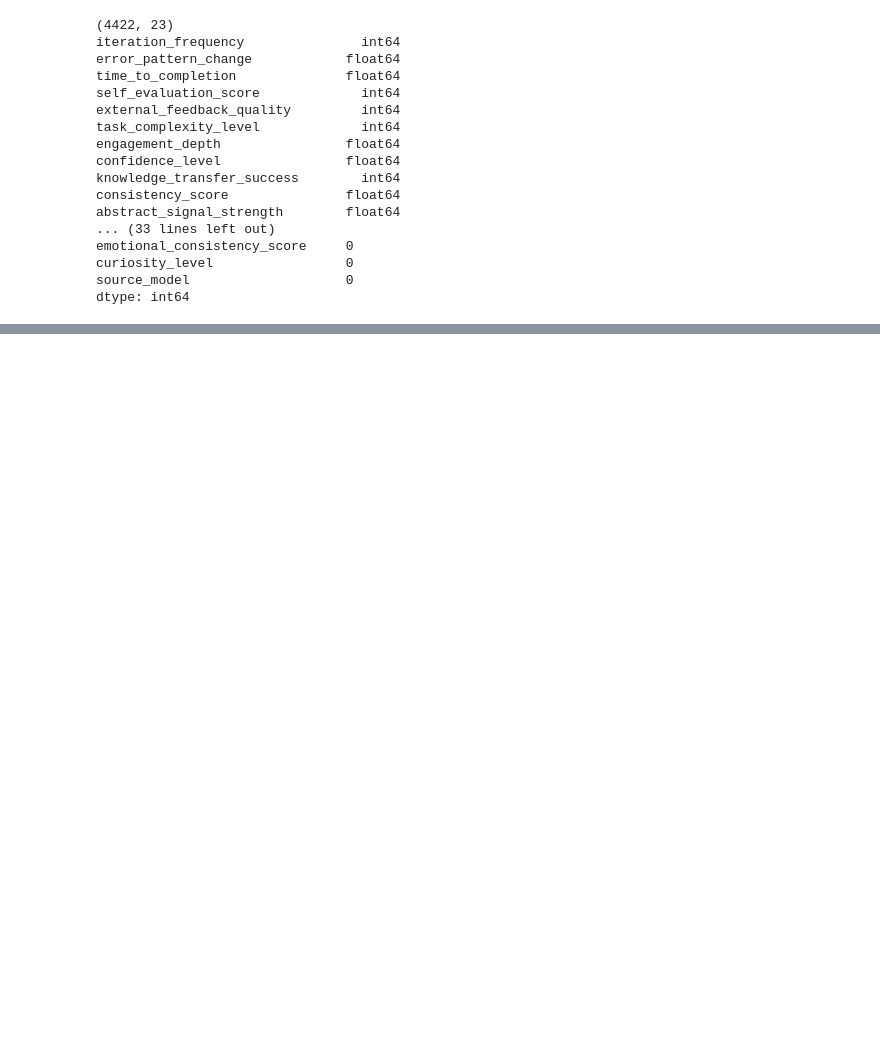
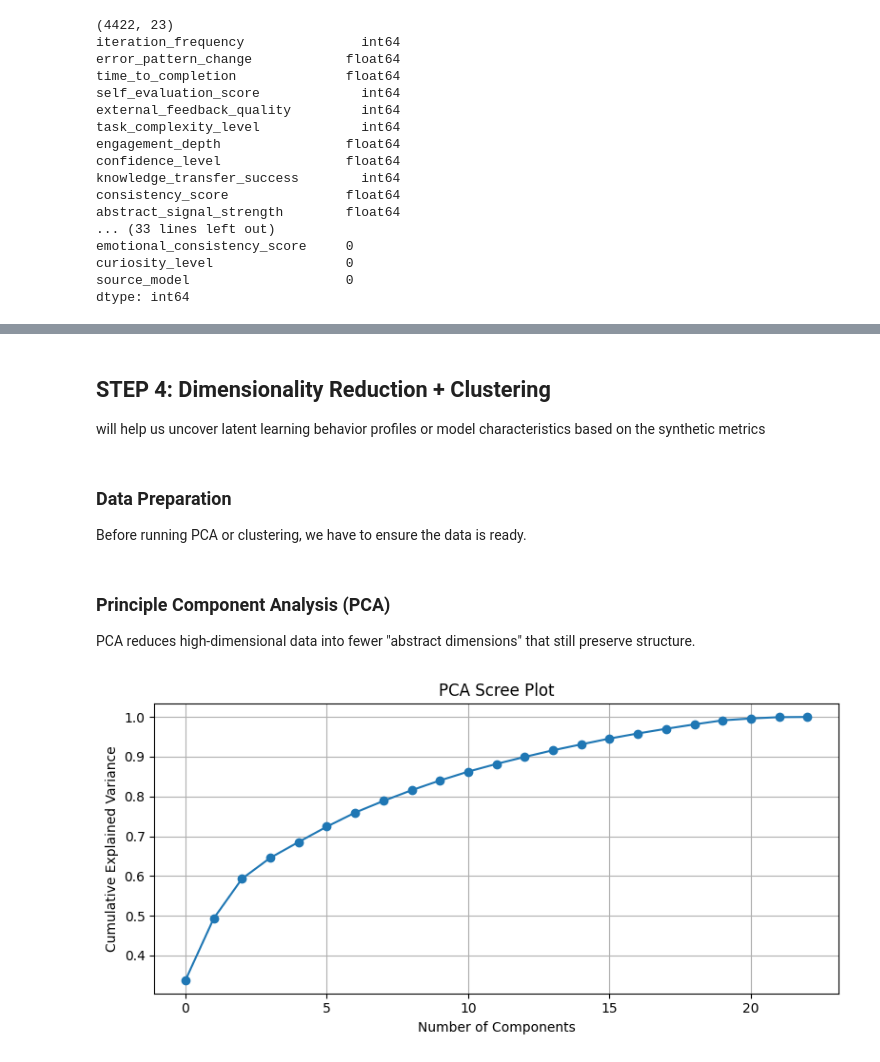
Before and after one commit to shaddaidan/Optimsed-Personal-Learning-Project, a Jupyter notebook: raw by model/Unsupersvised_EDA/Unsup_eda.ipynb, the cells around one changed output, grey strips where cells are left out. Drawn from its saved outputs; the diff is of its cells as text; code cells hidden in the pictures; blank space fills up the shorter version.

```diff
--- a/raw by model/Unsupersvised_EDA/Unsup_eda.ipynb
+++ b/raw by model/Unsupersvised_EDA/Unsup_eda.ipynb
@@ -82,0 +214,45 @@ dtype: int64
+# %% [markdown]
+## STEP 4: Dimensionality Reduction + Clustering
+
+will help us uncover latent learning behavior profiles or model characteristics based on the synthetic metrics
+# %% [markdown]
+### Data Preparation
+Before running PCA or clustering, we have to ensure the data is ready.
+# %%
+from sklearn.preprocessing import StandardScaler
+
+# Select only numeric columns for modeling (exclude binary and source_model)
+features = data.drop(columns=['source_model'])
+
+# Optional: if you want to remove binary/discrete variables before PCA
+# features = features.drop(columns=['intentional_error_flag', 'knowledge_transfer_success'])
+
+# Scale the features
+scaler = StandardScaler()
+X_scaled = scaler.fit_transform(features)
+
+
+# Why scale? PCA and clustering are sensitive to scale — features like feedback_revision_delay would otherwise dominate.
+# %% [markdown]
+### Principle Component Analysis (PCA)
+
+PCA reduces high-dimensional data into fewer "abstract dimensions" that still preserve structure.
+# %%
+from sklearn.decomposition import PCA
+import matplotlib.pyplot as plt
+import numpy as np
+
+pca = PCA()
+X_pca = pca.fit_transform(X_scaled)
+
+# Plot explained variance
+plt.figure(figsize=(8, 4))
+plt.plot(np.cumsum(pca.explained_variance_ratio_), marker='o')
+plt.xlabel('Number of Components')
+plt.ylabel('Cumulative Explained Variance')
+plt.title('PCA Scree Plot')
+plt.grid(True)
+plt.tight_layout()
+plt.show()
+# %% [output]
+[figure, added]
```
Also changed, not shown: parts of 23 cells of this notebook.
